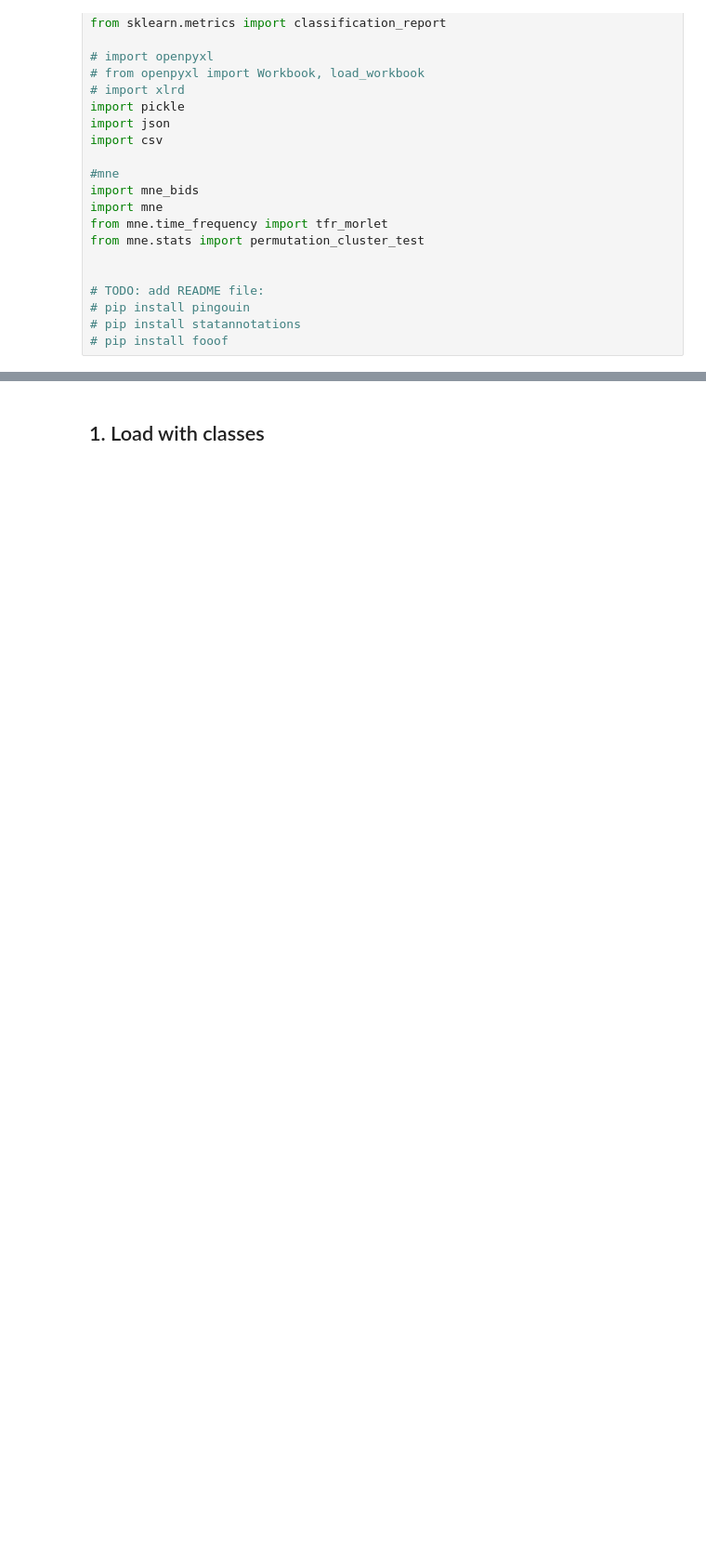
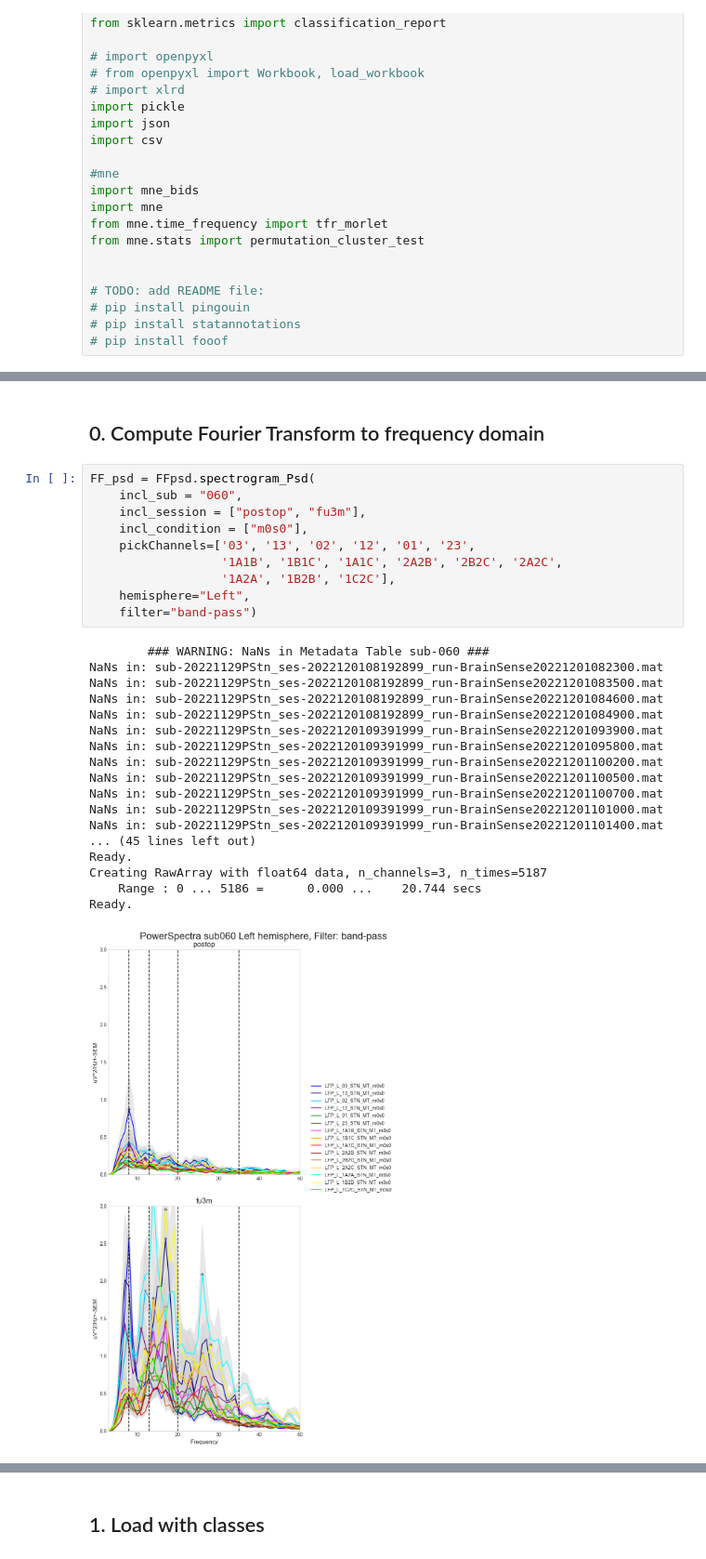
Before and after one commit to JKBehnke/BetaSenSightLongterm, a Jupyter notebook: notebooks/load_and_write_dataframes.ipynb, the cells around one changed output, grey strips where cells are left out. Shown at 93% size. Saved outputs shown, nothing was run; the diff lists cells and outputs as text; blank space fills up the shorter version.

```diff
--- a/notebooks/load_and_write_dataframes.ipynb
+++ b/notebooks/load_and_write_dataframes.ipynb
@@ -178,0 +185,31 @@ importlib.reload(cluster_perm)
+# %% [markdown]
+## 0. Compute Fourier Transform to frequency domain
+# %%
+FF_psd = FFpsd.spectrogram_Psd(
+    incl_sub = "060",
+    incl_session = ["postop", "fu3m"],
+    incl_condition = ["m0s0"],
+    pickChannels=['03', '13', '02', '12', '01', '23',
+                  '1A1B', '1B1C', '1A1C', '2A2B', '2B2C', '2A2C',
+                  '1A2A', '1B2B', '1C2C'],
+    hemisphere="Left",
+    filter="band-pass")
+# %% [output]
+        ### WARNING: NaNs in Metadata Table sub-060 ###
+NaNs in: sub-20221129PStn_ses-2022120108192899_run-BrainSense20221201082300.mat
+NaNs in: sub-20221129PStn_ses-2022120108192899_run-BrainSense20221201083500.mat
+NaNs in: sub-20221129PStn_ses-2022120108192899_run-BrainSense20221201084600.mat
+NaNs in: sub-20221129PStn_ses-2022120108192899_run-BrainSense20221201084900.mat
+NaNs in: sub-20221129PStn_ses-2022120109391999_run-BrainSense20221201093900.mat
+NaNs in: sub-20221129PStn_ses-2022120109391999_run-BrainSense20221201095800.mat
+NaNs in: sub-20221129PStn_ses-2022120109391999_run-BrainSense20221201100200.mat
+NaNs in: sub-20221129PStn_ses-2022120109391999_run-BrainSense20221201100500.mat
+NaNs in: sub-20221129PStn_ses-2022120109391999_run-BrainSense20221201100700.mat
+NaNs in: sub-20221129PStn_ses-2022120109391999_run-BrainSense20221201101000.mat
+NaNs in: sub-20221129PStn_ses-2022120109391999_run-BrainSense20221201101400.mat
+... (45 lines left out)
+Ready.
+Creating RawArray with float64 data, n_channels=3, n_times=5187
+    Range : 0 ... 5186 =      0.000 ...    20.744 secs
+Ready.
+[figure, added]
```
Also changed, not shown: parts of 15 cells of this notebook, 4 other files.
